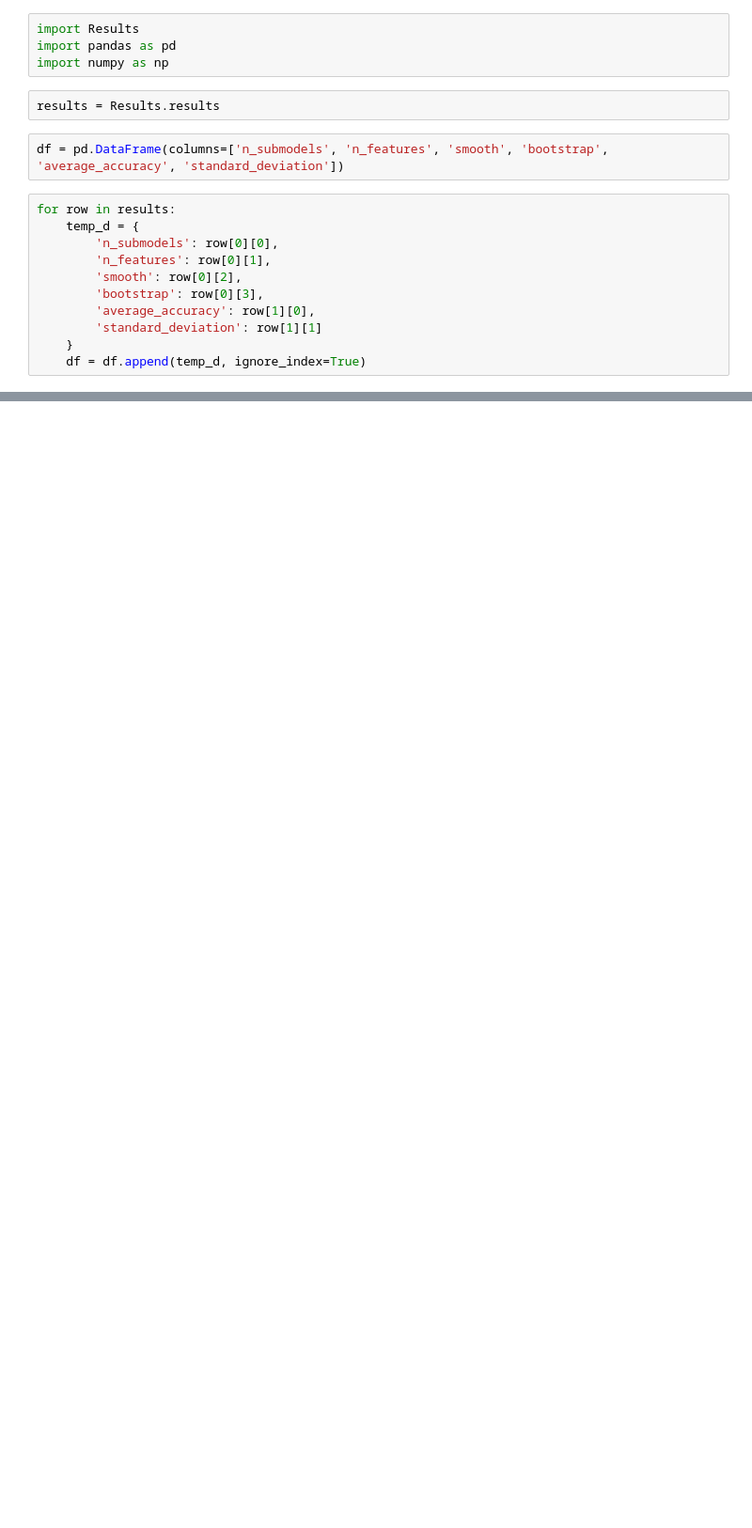
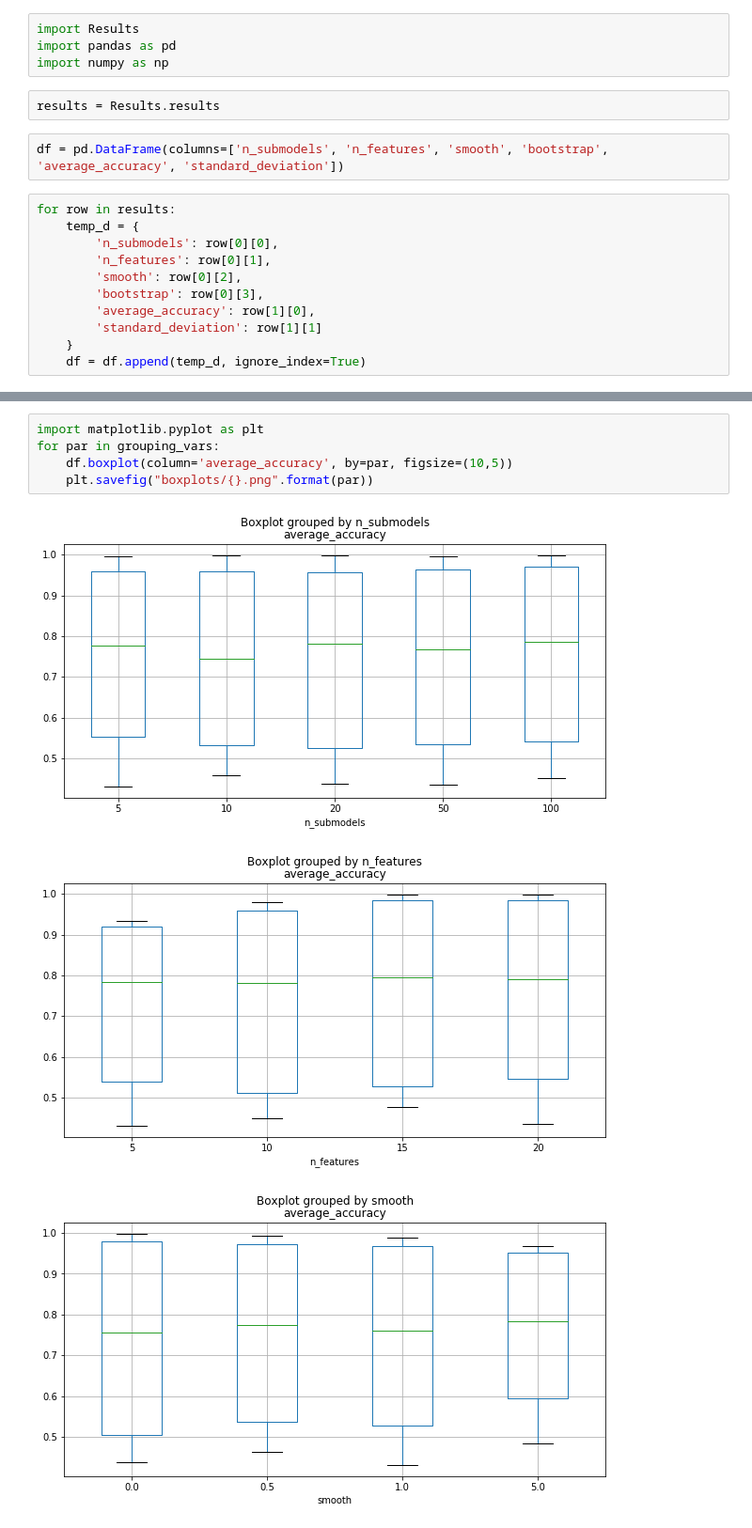
Before and after one commit to pmarcol/random_forest_bayes, a Jupyter notebook: results_processing.ipynb, the cells around one changed output, grey strips where cells are left out. Shown: that part at 94% size. Drawn from its saved outputs; the diff is of its cells as text; blank space fills up the shorter version.

```diff
--- a/results_processing.ipynb
+++ b/results_processing.ipynb
@@ -28,0 +50,9 @@ df.head()
+# %%
+import matplotlib.pyplot as plt
+for par in grouping_vars:
+    df.boxplot(column='average_accuracy', by=par, figsize=(10,5))
+    plt.savefig("boxplots/{}.png".format(par))
+# %% [output]
+[figure, added]
+[figure, added]
+[figure, added]
```
Also changed, not shown: parts of 17 cells of this notebook, 11 other files.
